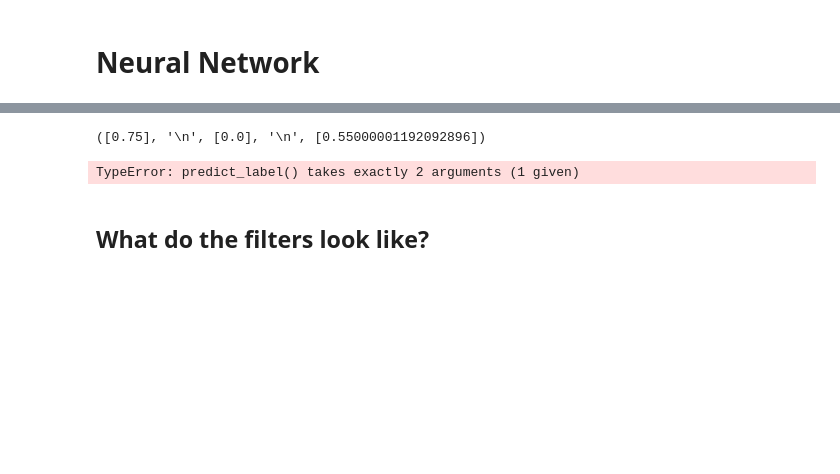
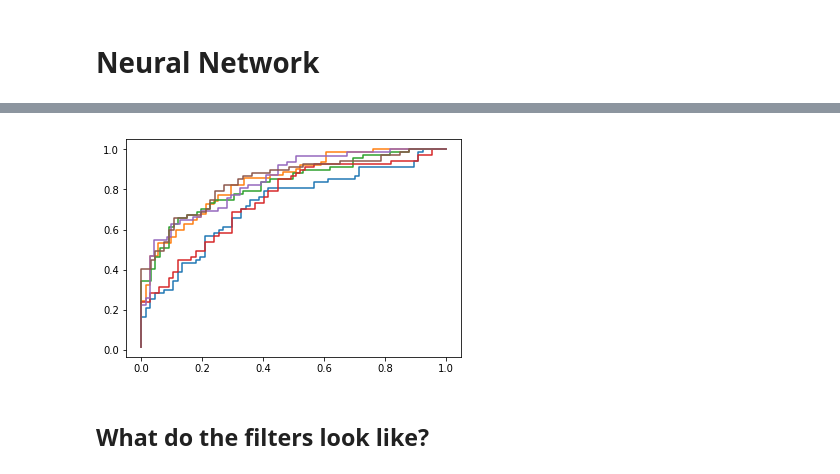
Before and after one commit to Smith42/neuralnet-mcg, a Jupyter notebook: prototypeFive-2dConv.ipynb, the cells around one changed output, grey strips where cells are left out. Saved outputs shown, nothing was run; the diff lists cells and outputs as text; code cells hidden in the pictures; blank space fills up the shorter version.

```diff
--- a/prototypeFive-2dConv.ipynb
+++ b/prototypeFive-2dConv.ipynb
@@ -337,17 +268,15 @@ Training Step: 690  | total loss: 0.13934 | time: 35.717s
-# %%
-if k != 1:
-    print("Specificity:", spec, "\nAvg:", np.mean(spec), "\nSensitivity:", sens, "\nAvg:", np.mean(sens))
-
-else:
-    print(model.evaluate(unseenData[:,:,::4], unseenClassOH),"\n",\
-    model.evaluate(np.array(iUnseen)[:,:,::4], unseenIL),"\n",\
-    model.evaluate(np.array(hUnseen)[:,:,::4], unseenHL))
-# %% [output]
-([0.75], '\n', [0.0], '\n', [0.55000001192092896])
-# %%
-model.predict_label()
-# %% [output]
-TypeError: predict_label() takes exactly 2 arguments (1 given)
+# %%
+# Get ROC curves
+if k == 1:
+    predicted = np.array(model.predict(np.array(unseenData)[:,:,::4]))
+    fpr, tpr, th = roc_curve(unseenClass, predicted[:,1])
+    plt.plot(fpr,tpr)
+
+if k != 1:
+    for i in np.arange(k):
+        plt.plot(roc[i][0], roc[i][1])
+# %% [output]
+[figure, added]
 # %% [markdown]
 ## What do the filters look like?
 # %%
```
Also changed, not shown: parts of 22 cells of this notebook, 1 other file.
